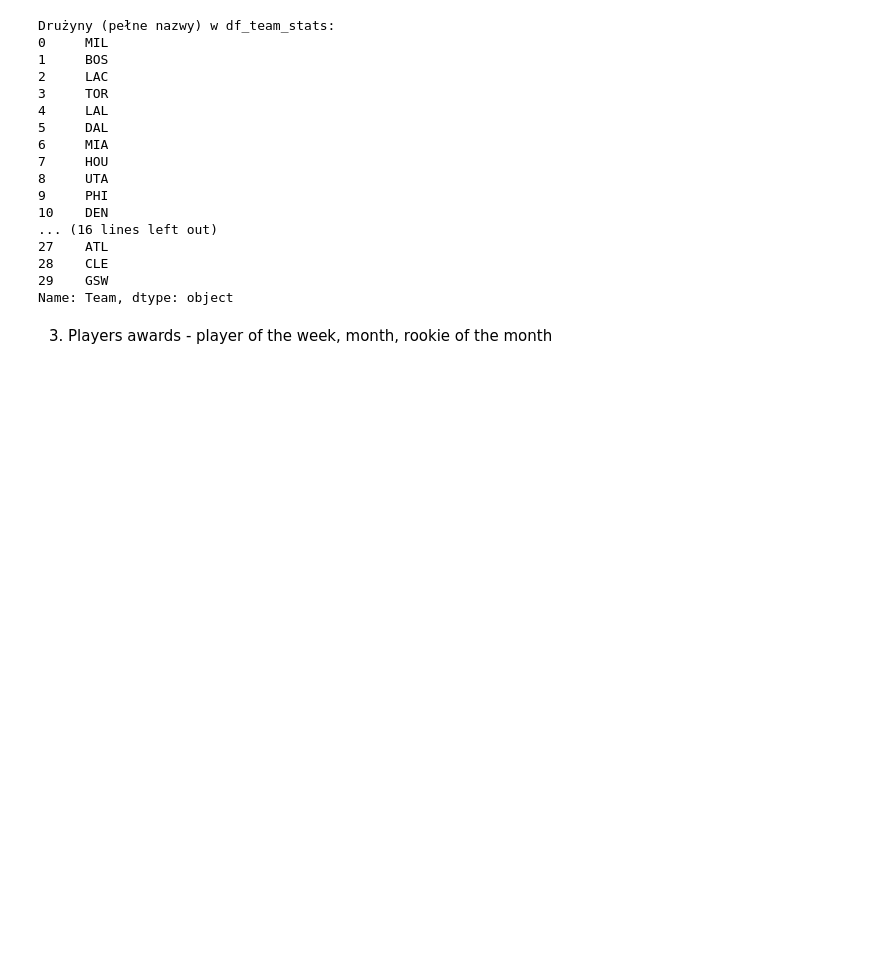
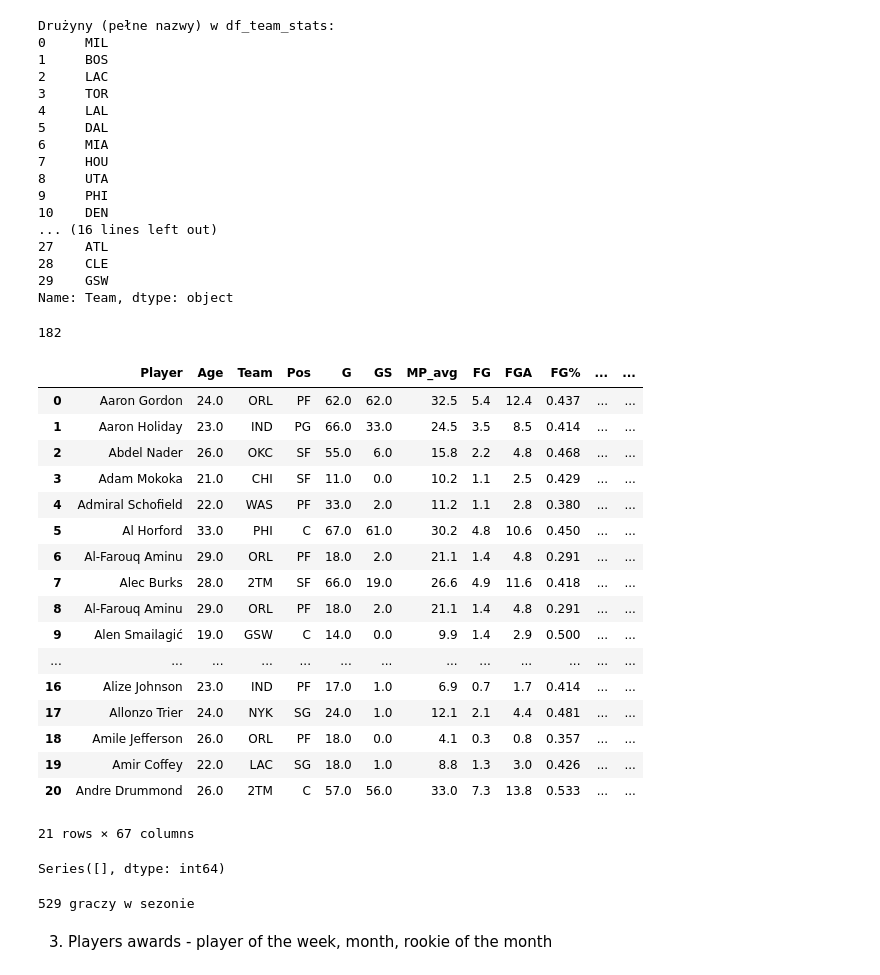
Before and after one commit to Mateo755/PROJECT-NBA_Awards_Prediction, a Jupyter notebook: nba_data.ipynb, the cells around one changed output. Drawn from its saved outputs; the diff is of its cells as text; code cells hidden in the pictures; blank space fills up the shorter version.

```diff
--- a/nba_data.ipynb
+++ b/nba_data.ipynb
@@ -76,0 +175,32 @@ df_teams.to_csv("csv/teams_stats_preview.csv", index=False)
+# %%
+# Jeśli chcesz średnią ważoną:
+df_players_cleaned = resolve_multi_team_simple_average(df_players, df_teams)
+# %% [output]
+182
+# %%
+df_players_cleaned.head(21)
+# %% [output]
+|  | Player | Age | Team | Pos | G | GS | MP_avg | FG | FGA | FG% | ... | ... |
+| 0 | Aaron Gordon | 24.0 | ORL | PF | 62.0 | 62.0 | 32.5 | 5.4 | 12.4 | 0.437 | ... | ... |
+| 1 | Aaron Holiday | 23.0 | IND | PG | 66.0 | 33.0 | 24.5 | 3.5 | 8.5 | 0.414 | ... | ... |
+| 2 | Abdel Nader | 26.0 | OKC | SF | 55.0 | 6.0 | 15.8 | 2.2 | 4.8 | 0.468 | ... | ... |
+| 3 | Adam Mokoka | 21.0 | CHI | SF | 11.0 | 0.0 | 10.2 | 1.1 | 2.5 | 0.429 | ... | ... |
+| 4 | Admiral Schofield | 22.0 | WAS | PF | 33.0 | 2.0 | 11.2 | 1.1 | 2.8 | 0.380 | ... | ... |
+| 5 | Al Horford | 33.0 | PHI | C | 67.0 | 61.0 | 30.2 | 4.8 | 10.6 | 0.450 | ... | ... |
+| 6 | Al-Farouq Aminu | 29.0 | ORL | PF | 18.0 | 2.0 | 21.1 | 1.4 | 4.8 | 0.291 | ... | ... |
+| 7 | Alec Burks | 28.0 | 2TM | SF | 66.0 | 19.0 | 26.6 | 4.9 | 11.6 | 0.418 | ... | ... |
+| 8 | Al-Farouq Aminu | 29.0 | ORL | PF | 18.0 | 2.0 | 21.1 | 1.4 | 4.8 | 0.291 | ... | ... |
+| 9 | Alen Smailagić | 19.0 | GSW | C | 14.0 | 0.0 | 9.9 | 1.4 | 2.9 | 0.500 | ... | ... |
+| ... | ... | ... | ... | ... | ... | ... | ... | ... | ... | ... | ... | ... |
+| 16 | Alize Johnson | 23.0 | IND | PF | 17.0 | 1.0 | 6.9 | 0.7 | 1.7 | 0.414 | ... | ... |
+| 17 | Allonzo Trier | 24.0 | NYK | SG | 24.0 | 1.0 | 12.1 | 2.1 | 4.4 | 0.481 | ... | ... |
+| 18 | Amile Jefferson | 26.0 | ORL | PF | 18.0 | 0.0 | 4.1 | 0.3 | 0.8 | 0.357 | ... | ... |
+| 19 | Amir Coffey | 22.0 | LAC | SG | 18.0 | 1.0 | 8.8 | 1.3 | 3.0 | 0.426 | ... | ... |
+| 20 | Andre Drummond | 26.0 | 2TM | C | 57.0 | 56.0 | 33.0 | 7.3 | 13.8 | 0.533 | ... | ... |
+21 rows × 67 columns
+# %%
+duplicated = df_players_cleaned.groupby(["Player", "Team"]).size()
+duplicated = duplicated[duplicated > 1]  # tylko te, które występują więcej niż raz
+print(duplicated)
+# %% [output]
+Series([], dtype: int64)
@@ -76,0 +209,4 @@ df_teams.to_csv("csv/teams_stats_preview.csv", index=False)
+# %%
+print(len(df_players_cleaned), "graczy w sezonie")
+# %% [output]
+529 graczy w sezonie
```
Also changed, not shown: parts of 6 cells of this notebook, 1 other file.
